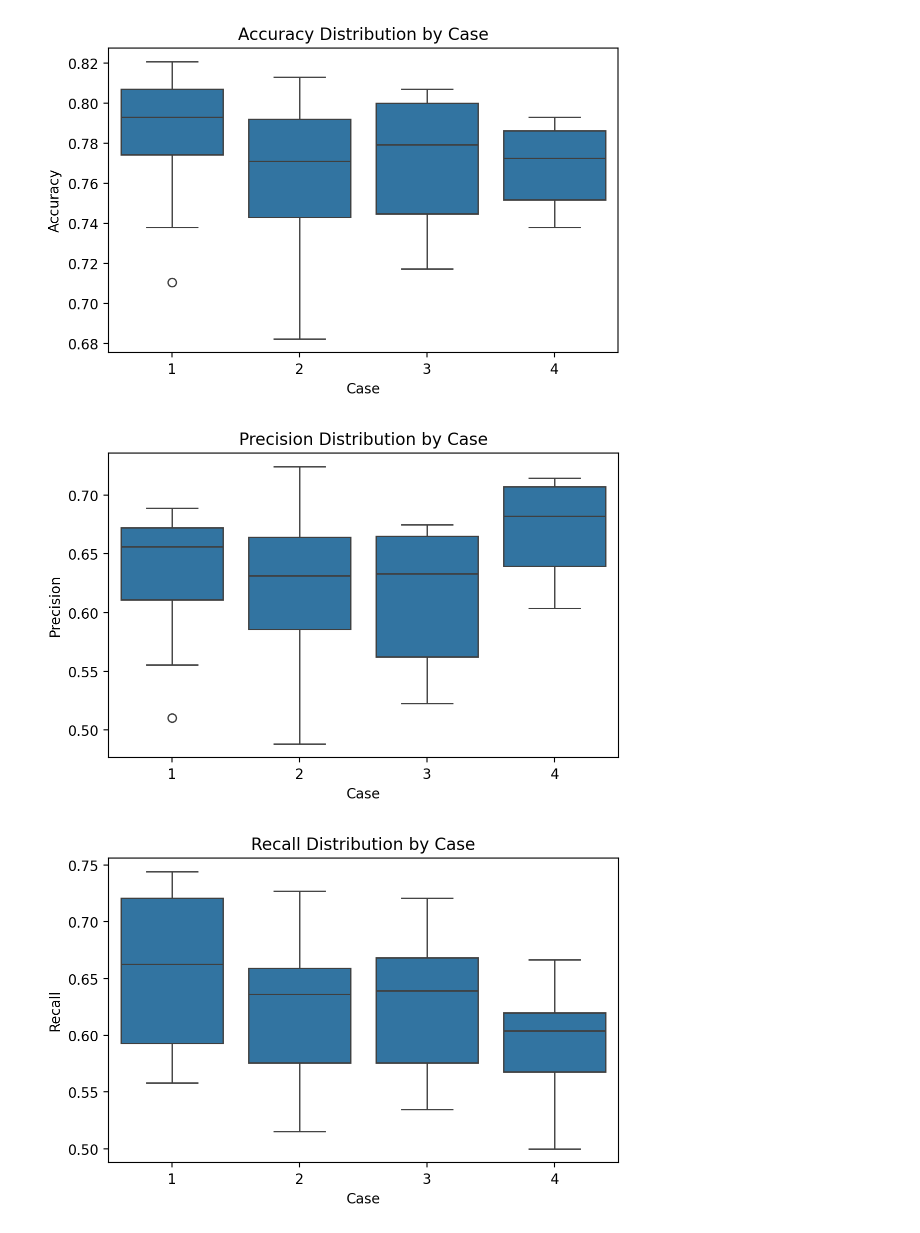
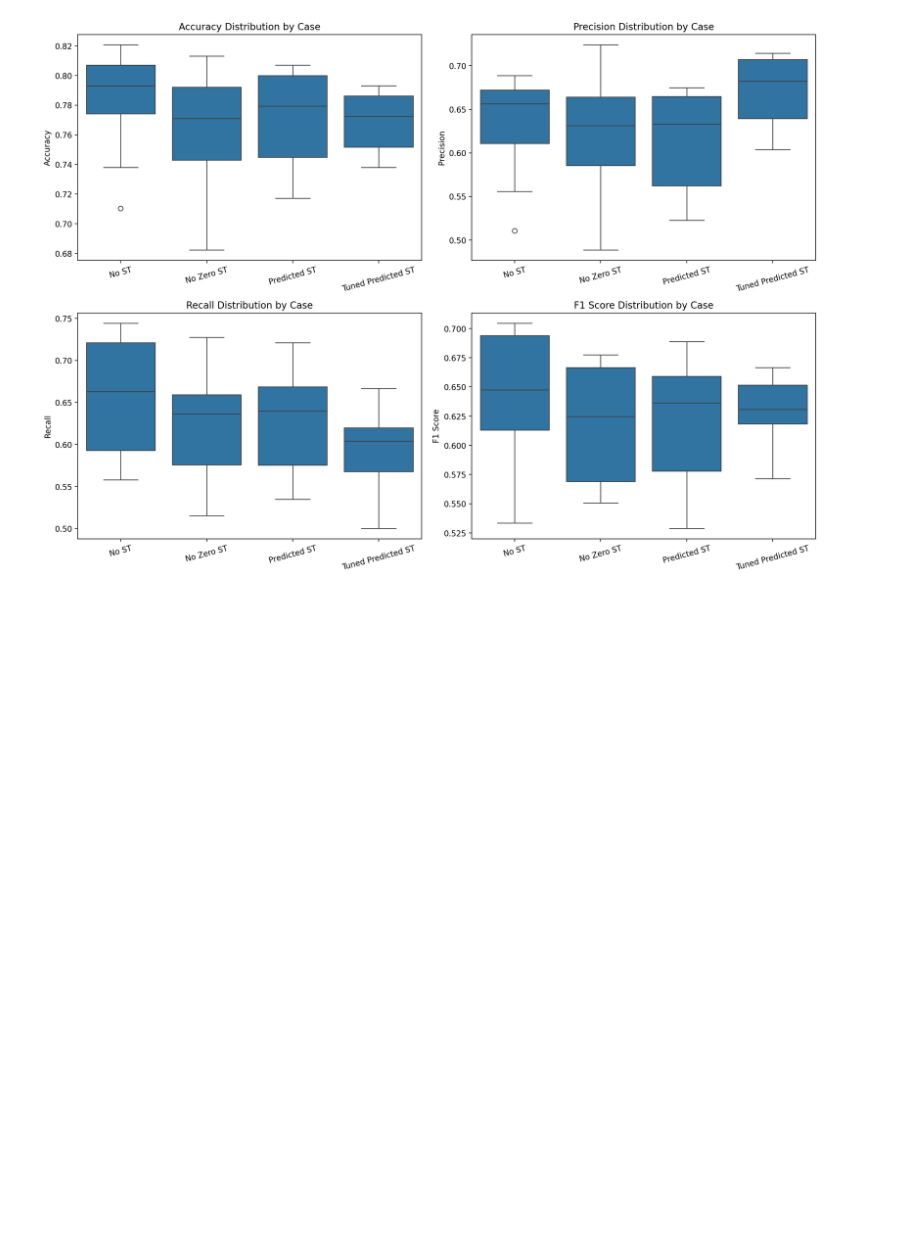
Before and after one commit to Thinkminator/SC5010---A-Double-Analytics-Framework-for-Robust-Diabetes-Prediction-with-Incomplete-Clinical-Data, a Jupyter notebook: Codes/Result_Comparison.ipynb, the cells around one changed output. Saved outputs shown, nothing was run; the diff lists cells and outputs as text; code cells hidden in the pictures; blank space fills up the shorter version.

```diff
--- a/Codes/Result_Comparison.ipynb
+++ b/Codes/Result_Comparison.ipynb
@@ -6,6 +6,16 @@ import seaborn as sns
 %config InlineBackend.figure_format = 'retina'
 # %%
 df = pd.read_csv("results.csv")
+# %%
+# Map the numeric 'Case' values to descriptive strings
+case_mapping = {
+    1: 'No ST',
+    2: 'No Zero ST',
+    3: 'Predicted ST',
+    4: 'Tuned Predicted ST'
+}
+
+df['Case'] = df['Case'].map(case_mapping)
 # %%
 df
 # %% [output]
@@ -29,13 +39,17 @@ df
 # %%
 metrics = ["Accuracy", "Precision", "Recall", "F1 Score"]
 
-for metric in metrics:
-    plt.figure(figsize=(6, 4))
-    sns.boxplot(x="Case", y=metric, data=df)
-    plt.title(f"{metric} Distribution by Case")
-    plt.tight_layout()
-    plt.show()
+fig, axes = plt.subplots(2, 2, figsize=(14, 10))  # 2 rows, 2 cols
+axes = axes.flatten()  # Make it easier to index
+
+for i, metric in enumerate(metrics):
+    sns.boxplot(x="Case", y=metric, data=df, ax=axes[i])
+    axes[i].set_title(f"{metric} Distribution by Case", fontsize=12)
+    axes[i].tick_params(axis='x', rotation=15)  # Tilt x-axis labels
+    axes[i].set_xlabel("")  # Optionally remove x-axis label
+    axes[i].set_ylabel(metric)
+
+plt.tight_layout()
+plt.show()
 # %% [output]
-[figure, old version]
+[figure, new version]
-[figure, removed]
-[figure, removed]
```
Also changed, not shown: parts of 2 cells of this notebook, 2 other files.
